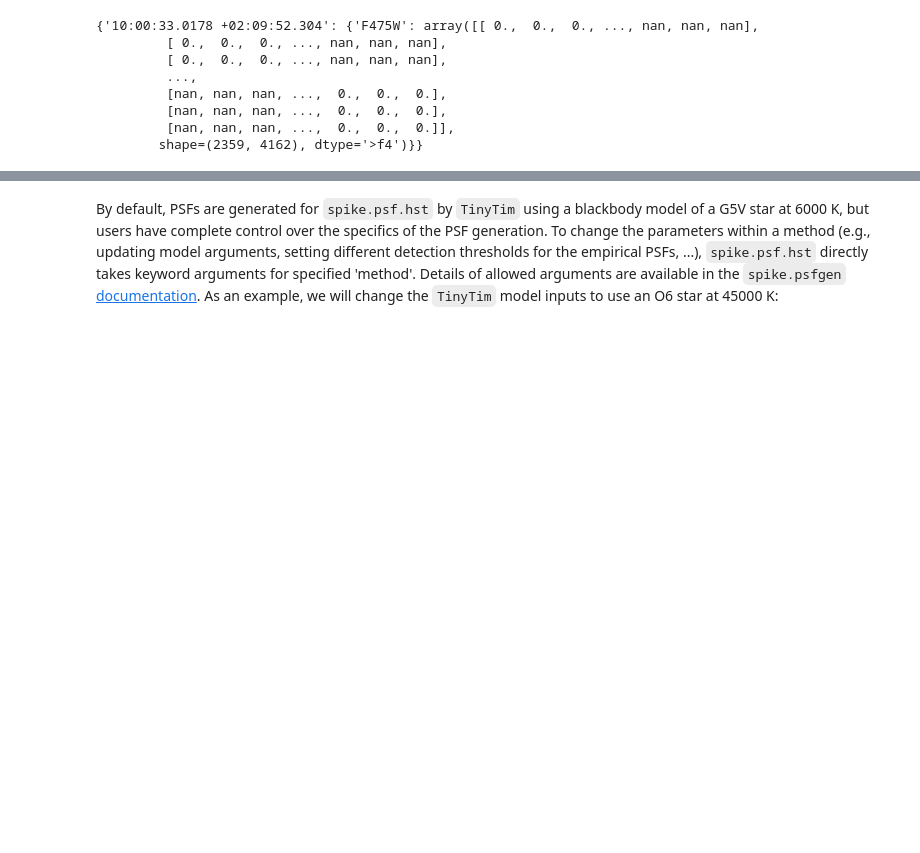
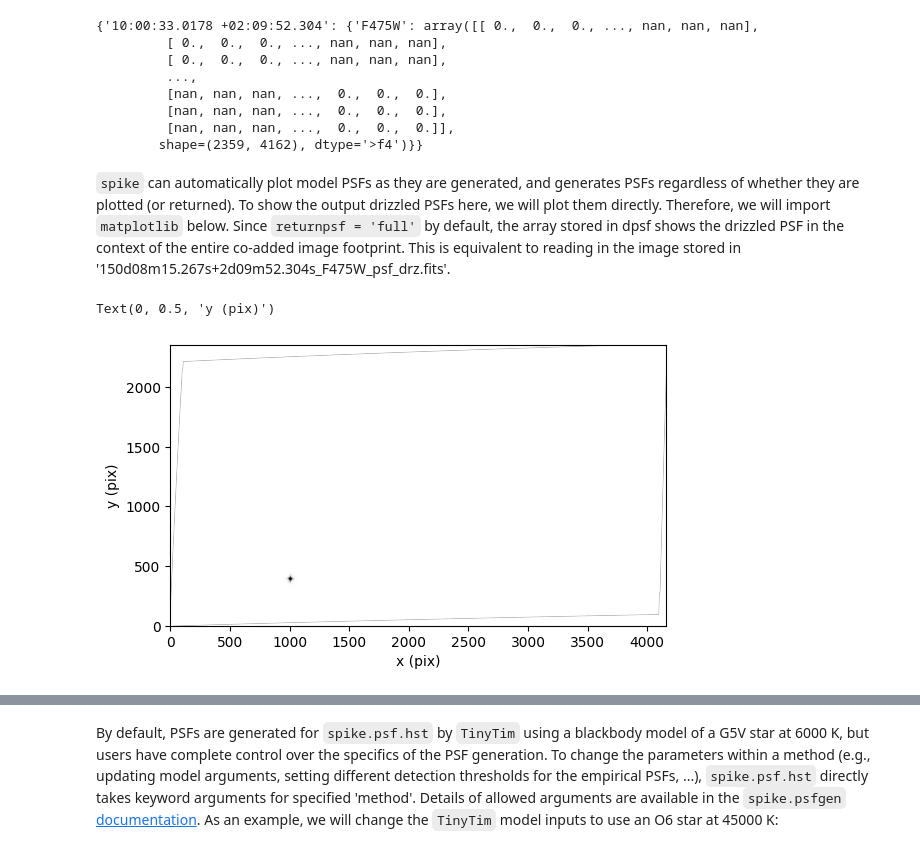
Before and after one commit to avapolzin/spike, a Jupyter notebook: example_notebooks/acs_example.ipynb, the cells around one changed output, grey strips where cells are left out. Saved outputs shown, nothing was run; the diff lists cells and outputs as text; code cells hidden in the pictures; blank space fills up the shorter version.

Commit message:
update example notebook with output images

```diff
--- a/example_notebooks/acs_example.ipynb
+++ b/example_notebooks/acs_example.ipynb
@@ -13,7 +13,7 @@ _NOTE: Environment variables are not always read in properly within Jupyter note
 # %%
 from spike.psf import hst # import the relevant top-level module from spike
 
-datapath = '/path/to/acs/data'
+datapath = '/Users/avapolzin/Desktop/psf_testoutputs/acs' #'/path/to/acs/data'
 outputpath = 'psfs' #default is /psfs, defined from your working directory
 # %% [markdown]
 Note that if you choose to create drizzled PSFs for the same data and object location using multiple PSF generation methods, you will want to define a new 'savedir' each time to avoid conflicts between files with the same name.
@@ -30,7 +30,8 @@ If `returnpsf = 'full'` (default), the arrays in the dictionary will be the full
 
 The outputs are very long due to all of the print statements from the tweak, PSF generation, and drizzling steps. Outputs have been cleared for cells where `spike.psf.hst` was run.
 # %%
-dpsf = hst(img_dir = datapath, obj = obj, img_type = 'flc', inst = 'ACS', camera = 'WFC', savedir = outputpath, pretweaked = True)
+dpsf = hst(img_dir = datapath, obj = obj, img_type = 'flc', inst = 'ACS', camera = 'WFC',
+           savedir = outputpath, pretweaked = True)
 # %% [markdown]
 In this case dpsf will be very simple, since we are only looking at one set of coordinates and one filter:
 # %%
@@ -44,3 +45,19 @@ dpsf
          [nan, nan, nan, ...,  0.,  0.,  0.],
          [nan, nan, nan, ...,  0.,  0.,  0.]],
         shape=(2359, 4162), dtype='>f4')}}
+# %% [markdown]
+`spike` can automatically plot model PSFs as they are generated, and generates PSFs regardless of whether they are plotted (or returned). To show the output drizzled PSFs here, we will plot them directly. Therefore, we will import `matplotlib` below. Since `returnpsf = 'full'` by default, the array stored in dpsf shows the drizzled PSF in the context of the entire co-added image footprint. This is equivalent to reading in the image stored in '150d08m15.267s+2d09m52.304s_F475W_psf_drz.fits'.
+# %%
+import matplotlib.pyplot as plt
+import numpy as np
+
+dat = dpsf['10:00:33.0178 +02:09:52.304']['F475W']
+
+fig = plt.figure()
+plt.imshow(dat, vmin = np.nanpercentile(dat[dat != 0], 20), vmax = np.nanpercentile(dat[dat != 0], 97),
+            origin = 'lower', cmap = 'Greys')
+plt.xlabel('x (pix)')
+plt.ylabel('y (pix)')
+# %% [output]
+Text(0, 0.5, 'y (pix)')
+[figure, added]
```
Also changed, not shown: parts of 11 cells of this notebook, 2 other files.
